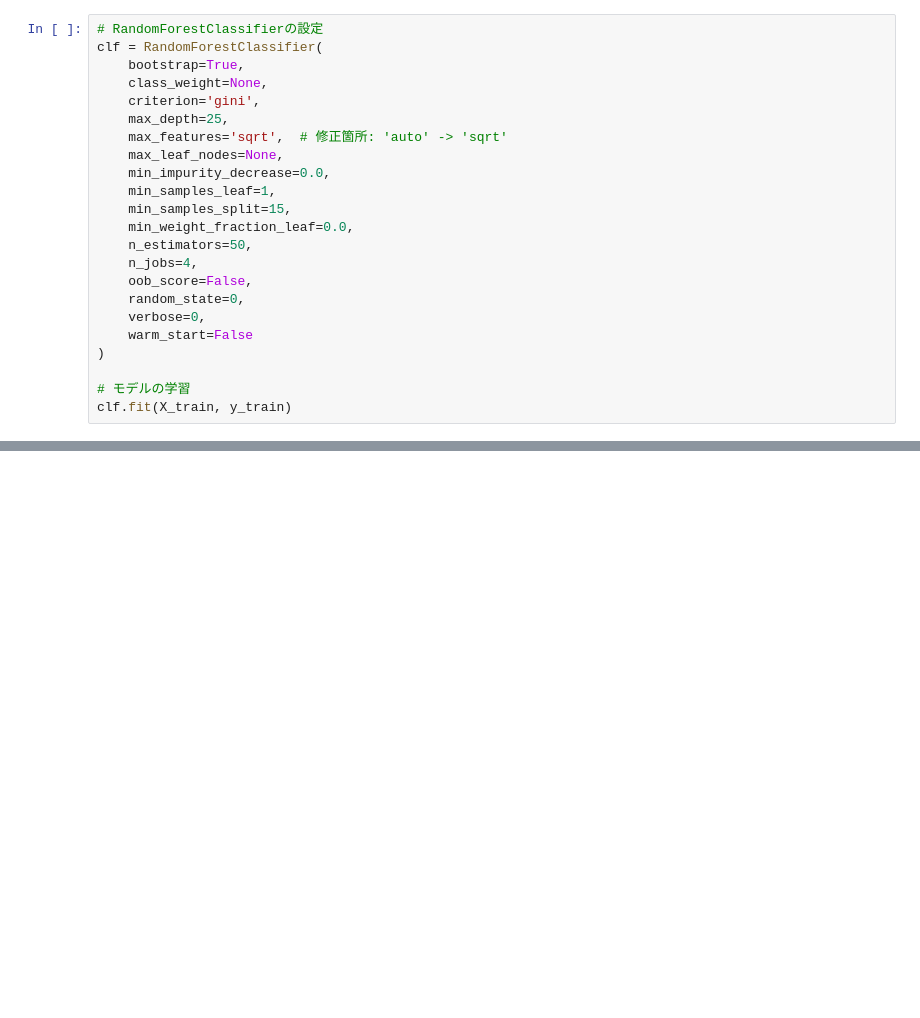
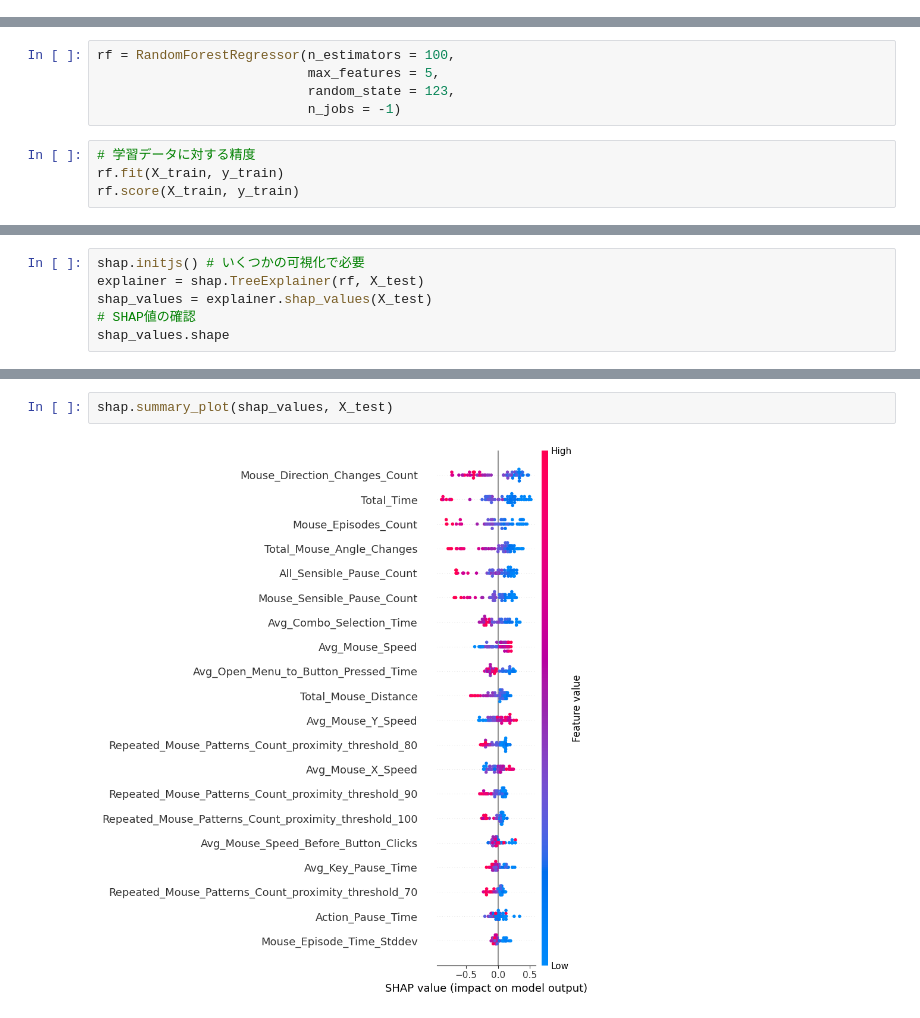
Before and after one commit to RakiPanda/ui-log_ExtractValues, a Jupyter notebook: ui-log_feature_importance.ipynb, the cells around one changed output, grey strips where cells are left out. Saved outputs shown, nothing was run; the diff lists cells and outputs as text; blank space fills up the shorter version.

```diff
--- a/ui-log_feature_importance.ipynb
+++ b/ui-log_feature_importance.ipynb
@@ -60,23 +79,0 @@ y_testの形状: (66,)
-# %%
-# RandomForestClassifierの設定
-clf = RandomForestClassifier(
-    bootstrap=True,
-    class_weight=None,
-    criterion='gini',
-    max_depth=25,
-    max_features='sqrt',  # 修正箇所: 'auto' -> 'sqrt'
-    max_leaf_nodes=None,
-    min_impurity_decrease=0.0,
-    min_samples_leaf=1,
-    min_samples_split=15,
-    min_weight_fraction_leaf=0.0,
-    n_estimators=50,
-    n_jobs=4,
-    oob_score=False,
-    random_state=0,
-    verbose=0,
-    warm_start=False
-)
-
-# モデルの学習
-clf.fit(X_train, y_train)
@@ -102,0 +80,9 @@ DimensionError: Length of features is not equal to the length of shap_values!
+# %%
+rf = RandomForestRegressor(n_estimators = 100,
+                           max_features = 5,
+                           random_state = 123,
+                           n_jobs = -1)
+# %%
+# 学習データに対する精度
+rf.fit(X_train, y_train)
+rf.score(X_train, y_train)
@@ -102,0 +135,6 @@ DimensionError: Length of features is not equal to the length of shap_values!
+# %%
+shap.initjs() # いくつかの可視化で必要
+explainer = shap.TreeExplainer(rf, X_test)
+shap_values = explainer.shap_values(X_test)
+# SHAP値の確認
+shap_values.shape
@@ -102,0 +144,4 @@ DimensionError: Length of features is not equal to the length of shap_values!
+# %%
+shap.summary_plot(shap_values, X_test)
+# %% [output]
+[figure, added]
```
Also changed, not shown: parts of 10 cells of this notebook.
